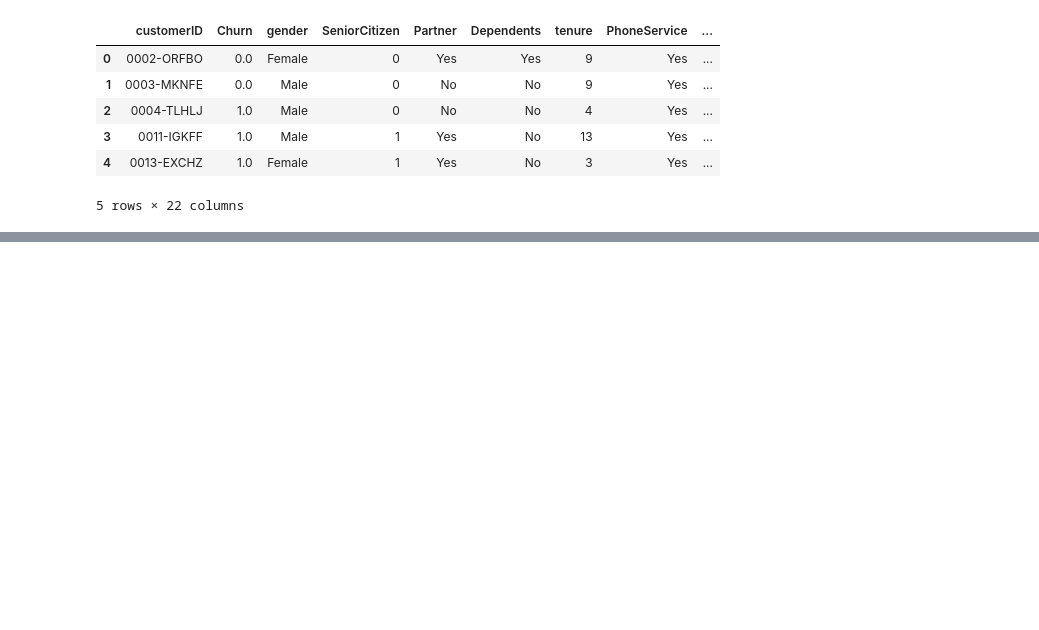
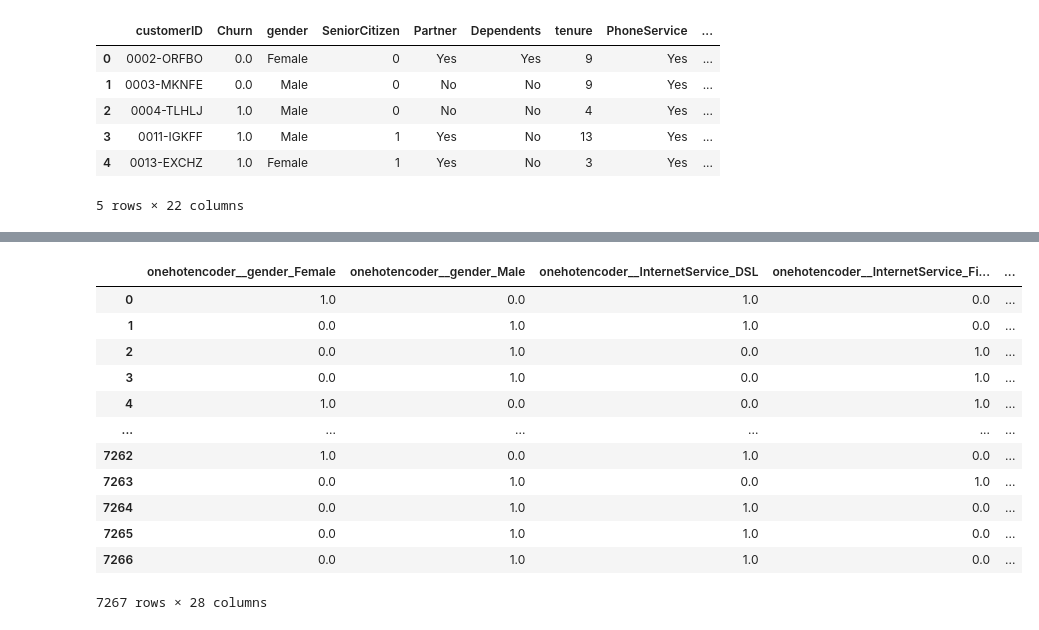
Before and after one commit to marianalarra/ChallengeTelecom2, a Jupyter notebook: TelecomX_LATAM2.ipynb, the cells around one changed output, grey strips where cells are left out. Cells and saved outputs as stored; diff of their text form; code cells hidden in the pictures; blank space fills up the shorter version.

Commit message:
Transformando variables

```diff
--- a/TelecomX_LATAM2.ipynb
+++ b/TelecomX_LATAM2.ipynb
@@ -46,0 +45,3 @@ df.sample(5)
+# %%
+X= df.drop(columns=['Churn'])
+y= df['Churn']
@@ -46,0 +95,3 @@ df.sample(5)
+# %%
+columnas= X.columns
+columnas
@@ -46,0 +105,10 @@ df.sample(5)
+# %%
+one_hot = make_column_transformer((
+    OneHotEncoder(),
+    ['gender','InternetService', 'Contract', 'PaymentMethod' ]
+),
+    remainder = 'passthrough',
+    sparse_threshold=0,
+    force_int_remainder_cols=False)
+# %%
+X = one_hot.fit_transform(X)
@@ -46,0 +138,16 @@ df.sample(5)
+# %%
+pd.DataFrame(X, columns = one_hot.get_feature_names_out(columnas))
+# %% [output]
+|  | onehotencoder__gender_Female | onehotencoder__gender_Male | onehotencoder__InternetService_DSL | onehotencoder__InternetService_Fi... | ... |
+| 0 | 1.0 | 0.0 | 1.0 | 0.0 | ... |
+| 1 | 0.0 | 1.0 | 1.0 | 0.0 | ... |
+| 2 | 0.0 | 1.0 | 0.0 | 1.0 | ... |
+| 3 | 0.0 | 1.0 | 0.0 | 1.0 | ... |
+| 4 | 1.0 | 0.0 | 0.0 | 1.0 | ... |
+| ... | ... | ... | ... | ... | ... |
+| 7262 | 1.0 | 0.0 | 1.0 | 0.0 | ... |
+| 7263 | 0.0 | 1.0 | 0.0 | 1.0 | ... |
+| 7264 | 0.0 | 1.0 | 1.0 | 0.0 | ... |
+| 7265 | 0.0 | 1.0 | 1.0 | 0.0 | ... |
+| 7266 | 0.0 | 1.0 | 1.0 | 0.0 | ... |
+7267 rows × 28 columns
```
Also changed, not shown: parts of 19 cells of this notebook.
